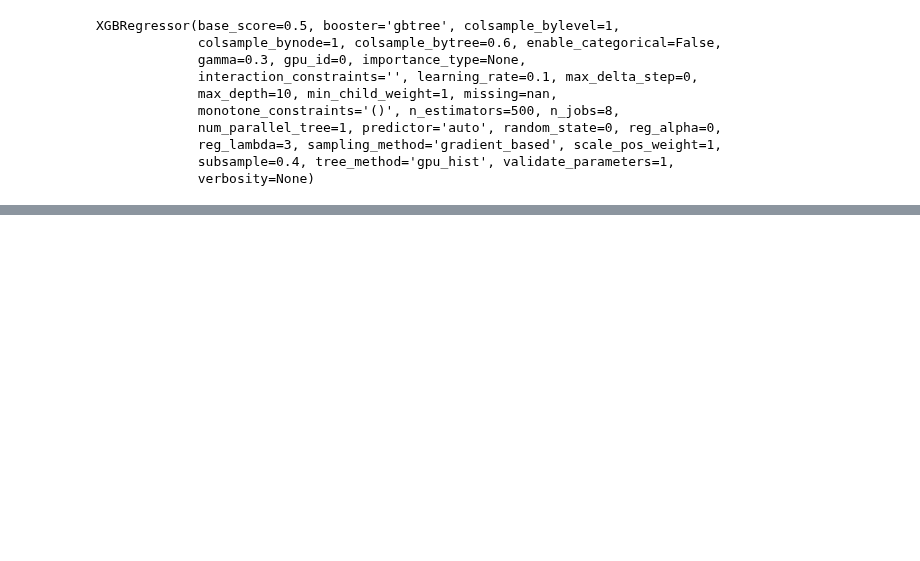
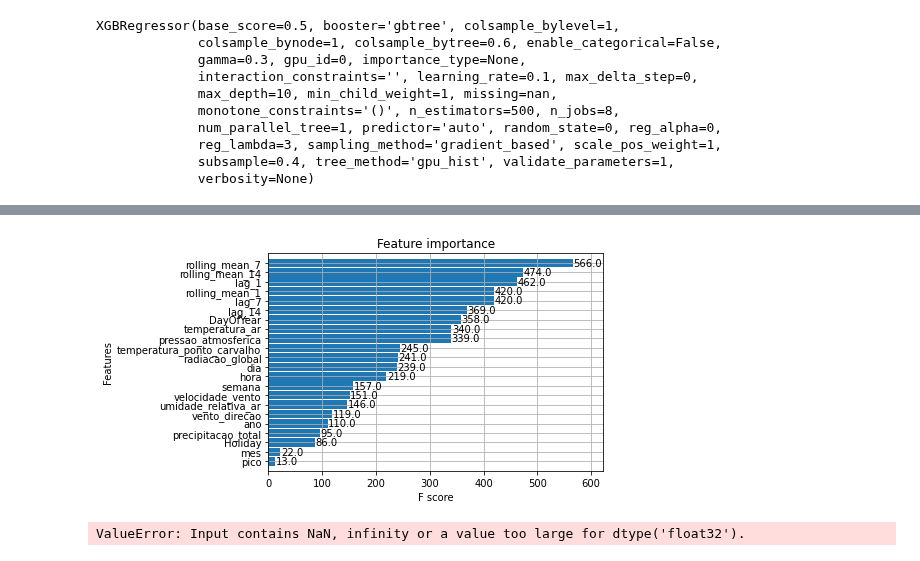
Before and after one commit to Alorencatto/tcc, a Jupyter notebook: model-1.ipynb, the cells around one changed output, grey strips where cells are left out. Cells and saved outputs as stored; diff of their text form; code cells hidden in the pictures; blank space fills up the shorter version.

```diff
--- a/model-1.ipynb
+++ b/model-1.ipynb
@@ -63,6 +65,7 @@ df.head(2)
     #
 
 # df['val_cargaenergiahomwmed'] = df['val_cargaenergiahomwmed'].fillna(method='bfill')
-df['val_cargaenergiahomwmed'] = df['val_cargaenergiahomwmed'].fillna(method='ffill')
+# df['val_cargaenergiahomwmed'] = df['val_cargaenergiahomwmed'].fillna(method='ffill')
+df = df.fillna(method='ffill')
 # df['val_cargaenergiahomwmed'] = df['val_cargaenergiahomwmed'].interpolate(method='time')
 # %%
@@ -83,0 +94,3 @@ df.head()
+# %%
+columns_to_drop : list = ["nom_subsistema","id_subsistema","dataref","max_executado","DATE","ORDINAL_DATE","LINREG","dia_semana"]
+df.drop(columns_to_drop,axis=1,inplace=True)
@@ -84,15 +115,13 @@ df.head()
 # %%
 # Dividindo os dados de treino e teste
 
-df_train_xg = df.loc["2012-01-01":"2020-31-12 00:00"]
-df_test_xg = df.loc["2021-01-01 00:00":"2021-12-31 23:00"]
-
-columns_to_drop : list = ["val_cargaenergiahomwmed","nom_subsistema","id_subsistema","dataref","max_executado","DATE","ORDINAL_DATE","LINREG","dia_semana"]
+df_train_xg = df.loc["2012-01-01":"2021-11-31 00:00"]
+df_test_xg = df.loc["2021-12-01 00:00":"2021-12-31 23:00"]
 
 print(df_train_xg.shape,df_test_xg.shape)
 
-X_train_xg = df_train_xg.drop(columns=columns_to_drop)
+X_train_xg = df_train_xg.drop(columns=["val_cargaenergiahomwmed"],axis=1)
 y_train_xg = df_train_xg["val_cargaenergiahomwmed"]
-X_test_xg = df_test_xg.drop(columns=columns_to_drop)
+X_test_xg = df_test_xg.drop(columns=["val_cargaenergiahomwmed"],axis=1)
 y_test_xg = df_test_xg["val_cargaenergiahomwmed"]
 # %% [output]
@@ -178,4 +193,7 @@ reg = xgb.XGBRegressor(base_score=0.5, booster='gbtree', colsample_bylevel=1,
              reg_lambda=3, sampling_method='gradient_based', scale_pos_weight=1,
              subsample=0.4, tree_method='gpu_hist', validate_parameters=1,
              verbosity=None)
+
+
+reg = xgb.XGBRegressor()
 # %%
@@ -209,0 +331,10 @@ maeTeste,mape_teste
+# %%
+_ = plot_importance(reg, height=0.9)
+# %% [output]
+[figure, added]
+# %%
+rf_regressor = RandomForestRegressor(n_estimators = 100, random_state = 0)
+
+rf_regressor.fit(X_train_xg, y_train_xg)
+# %% [output]
+ValueError: Input contains NaN, infinity or a value too large for dtype('float32').
```
Also changed, not shown: parts of 18 cells of this notebook, 5 other files.
